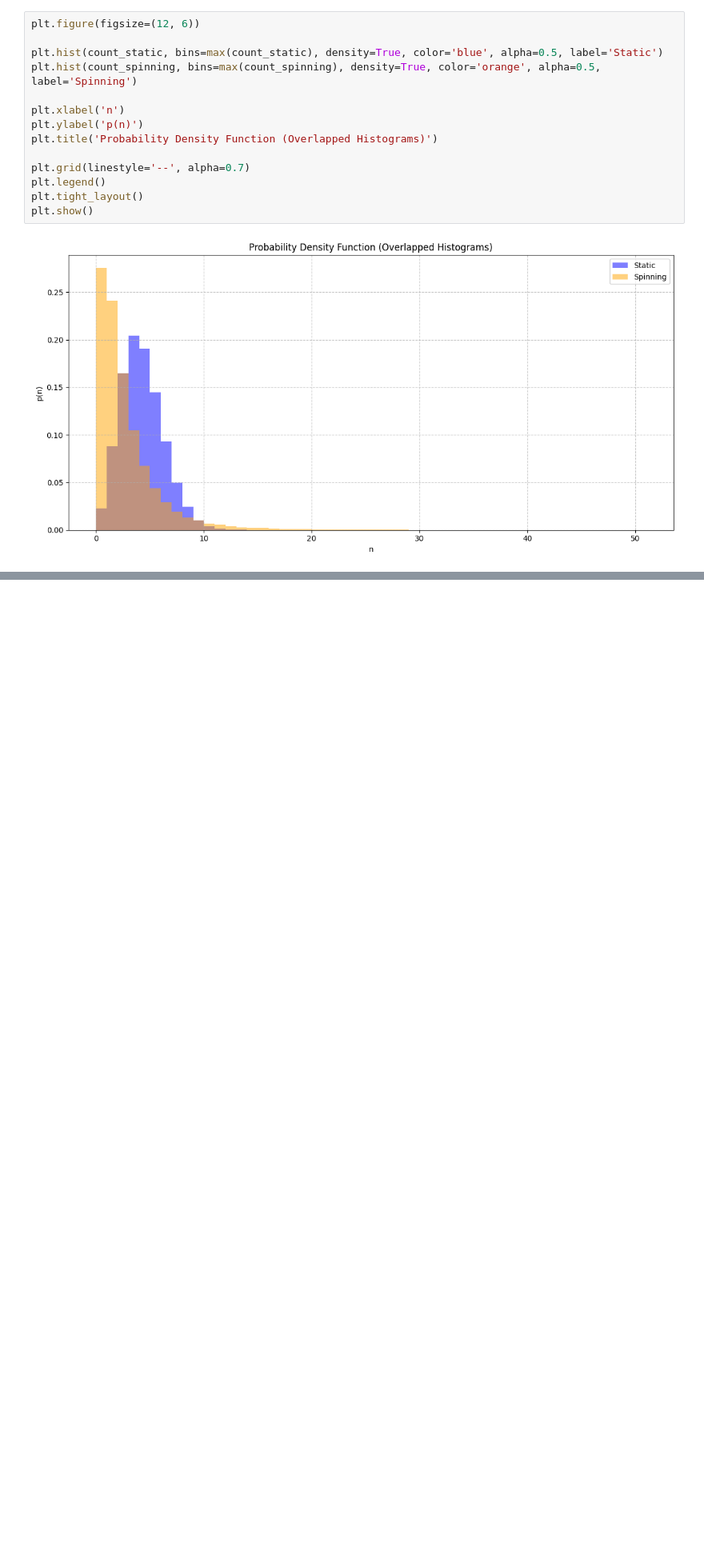
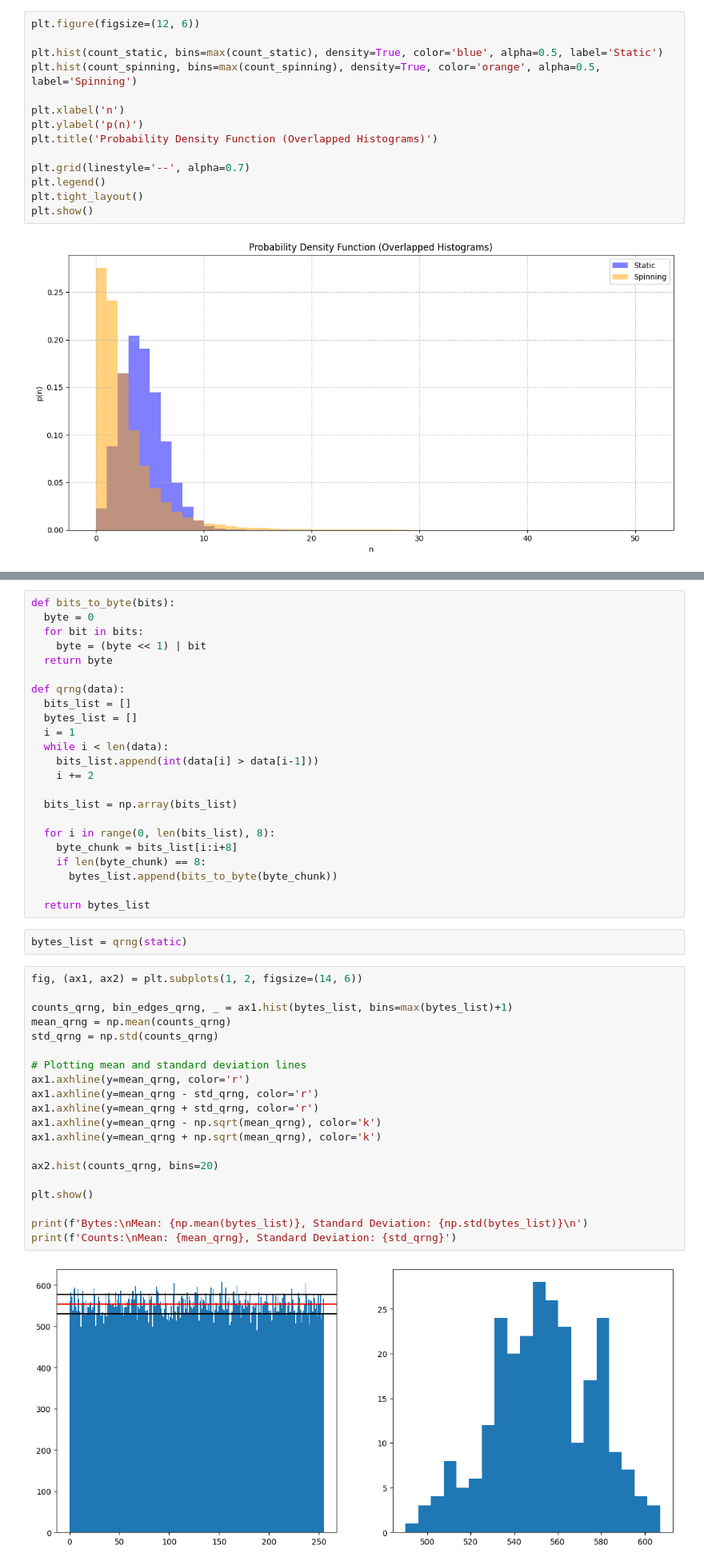
Before and after one commit to Kallo27/QOL, a Jupyter notebook: Lab1/lab1.ipynb, the cells around one changed output, grey strips where cells are left out. Shown at 80% size. Drawn from its saved outputs; the diff is of its cells as text; blank space fills up the shorter version.

Commit message:
Added qrng sparsity and comparison with random.choice()

```diff
--- a/Lab1/lab1.ipynb
+++ b/Lab1/lab1.ipynb
@@ -159,0 +240,47 @@ plt.show()
+# %%
+def bits_to_byte(bits):
+  byte = 0
+  for bit in bits:
+    byte = (byte << 1) | bit
+  return byte
+
+def qrng(data):
+  bits_list = []
+  bytes_list = []
+  i = 1
+  while i < len(data):
+    bits_list.append(int(data[i] > data[i-1]))
+    i += 2
+
+  bits_list = np.array(bits_list)
+
+  for i in range(0, len(bits_list), 8):
+    byte_chunk = bits_list[i:i+8]
+    if len(byte_chunk) == 8:
+      bytes_list.append(bits_to_byte(byte_chunk))
+
+  return bytes_list
+# %%
+bytes_list = qrng(static)
+# %%
+fig, (ax1, ax2) = plt.subplots(1, 2, figsize=(14, 6))
+
+counts_qrng, bin_edges_qrng, _ = ax1.hist(bytes_list, bins=max(bytes_list)+1)
+mean_qrng = np.mean(counts_qrng)
+std_qrng = np.std(counts_qrng)
+
+# Plotting mean and standard deviation lines
+ax1.axhline(y=mean_qrng, color='r')
+ax1.axhline(y=mean_qrng - std_qrng, color='r')
+ax1.axhline(y=mean_qrng + std_qrng, color='r')
+ax1.axhline(y=mean_qrng - np.sqrt(mean_qrng), color='k')
+ax1.axhline(y=mean_qrng + np.sqrt(mean_qrng), color='k')
+
+ax2.hist(counts_qrng, bins=20)
+
+plt.show()
+
+print(f'Bytes:\nMean: {np.mean(bytes_list)}, Standard Deviation: {np.std(bytes_list)}\n')
+print(f'Counts:\nMean: {mean_qrng}, Standard Deviation: {std_qrng}')
+# %% [output]
+[figure, added]
```
Also changed, not shown: parts of 11 cells of this notebook, 1 other file.
